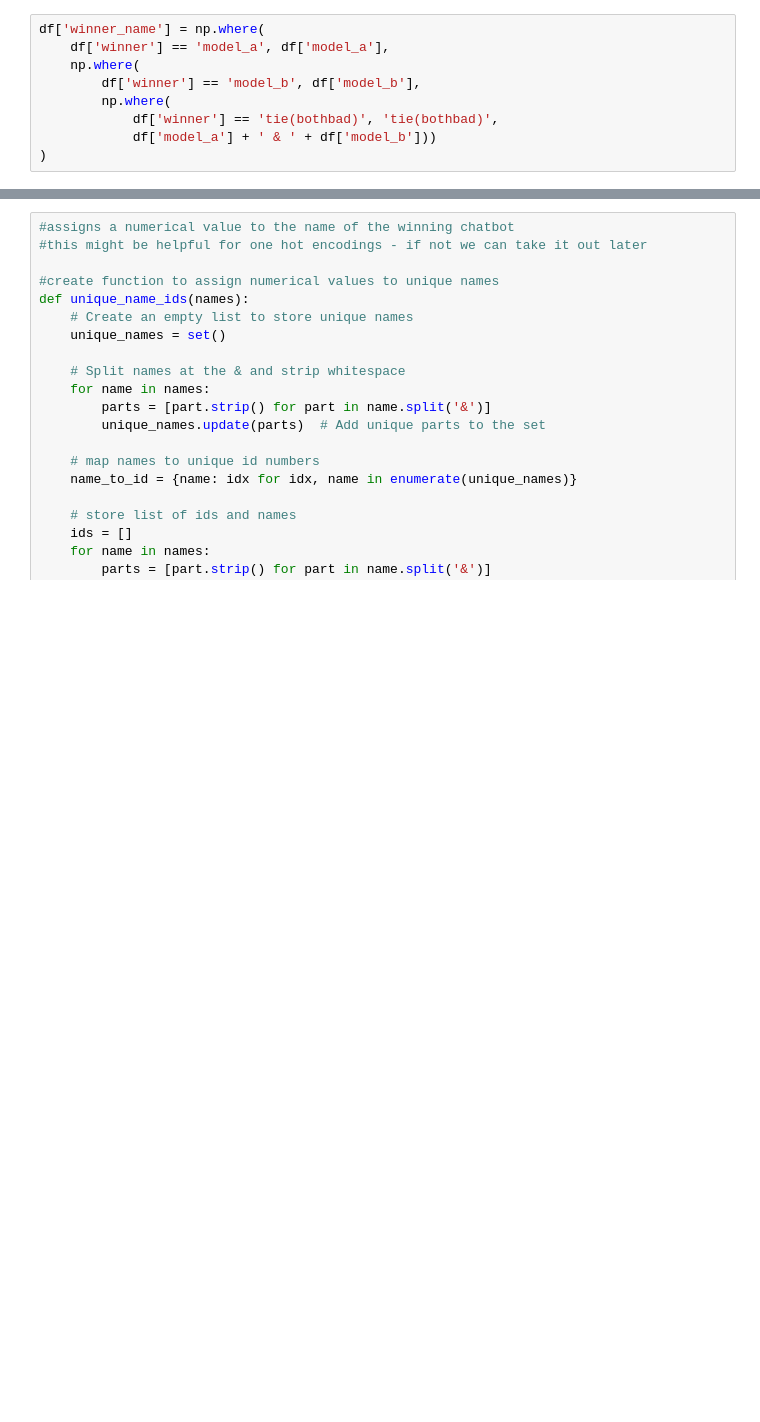
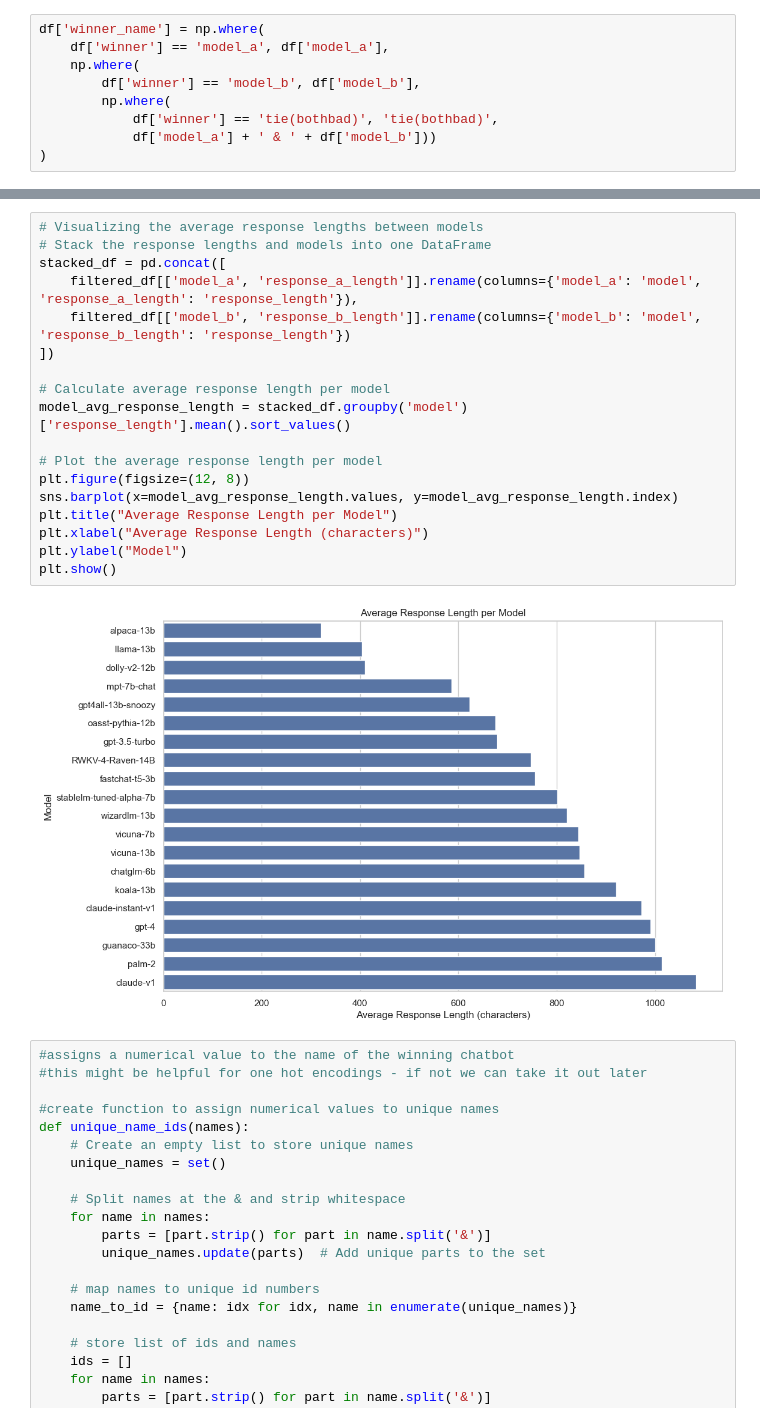
Before and after one commit to emmabrugman/Data_Project, a Jupyter notebook: Feature_engineering.ipynb, the cells around one changed output, grey strips where cells are left out. Drawn from its saved outputs; the diff is of its cells as text; blank space fills up the shorter version.

```diff
--- a/Feature_engineering.ipynb
+++ b/Feature_engineering.ipynb
@@ -104,3 +153,23 @@ df["response_b_length"] = df["model_b_response"].str.len()
+# %%
+# Visualizing the average response lengths between models
+# Stack the response lengths and models into one DataFrame
+stacked_df = pd.concat([
+    filtered_df[['model_a', 'response_a_length']].rename(columns={'model_a': 'model', 'response_a_length': 'response_length'}),
+    filtered_df[['model_b', 'response_b_length']].rename(columns={'model_b': 'model', 'response_b_length': 'response_length'})
+])
+
+# Calculate average response length per model
+model_avg_response_length = stacked_df.groupby('model')['response_length'].mean().sort_values()
+
+# Plot the average response length per model
+plt.figure(figsize=(12, 8))
+sns.barplot(x=model_avg_response_length.values, y=model_avg_response_length.index)
+plt.title("Average Response Length per Model")
+plt.xlabel("Average Response Length (characters)")
+plt.ylabel("Model")
+plt.show()
+# %% [output]
+[figure, added]
 # %%
 #assigns a numerical value to the name of the winning chatbot
 #this might be helpful for one hot encodings - if not we can take it out later
```
Also changed, not shown: parts of 33 cells of this notebook.
